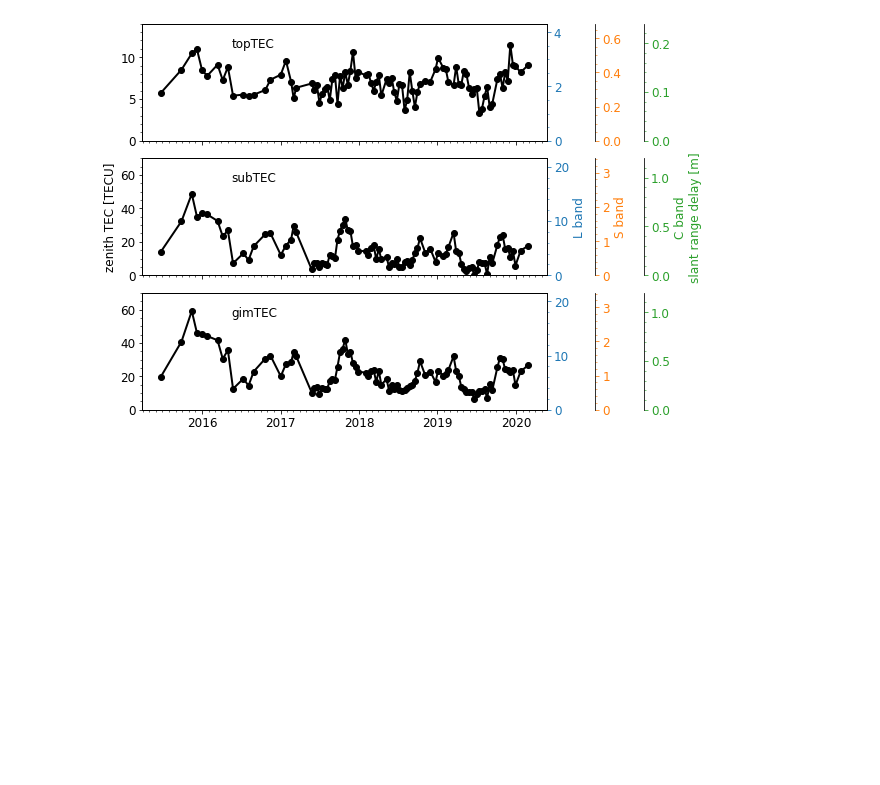
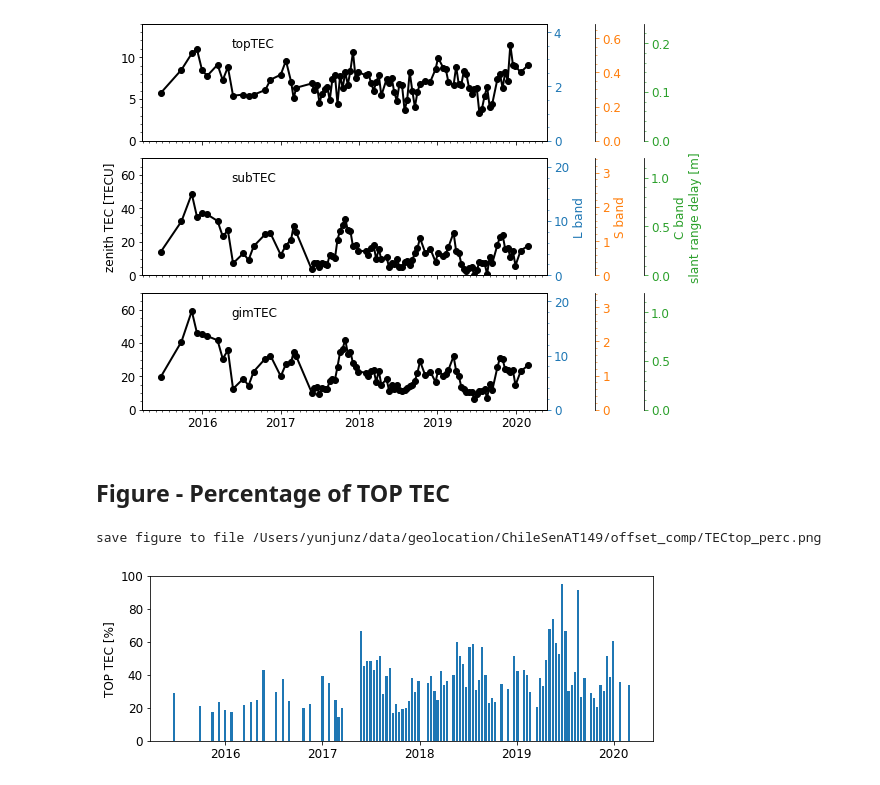
Before and after one commit to yunjunz/2022-Geolocation, a Jupyter notebook: Fig_topTEC.ipynb, the cells around one changed output. Saved outputs shown, nothing was run; the diff lists cells and outputs as text; code cells hidden in the pictures; blank space fills up the shorter version.

```diff
--- a/topTEC.ipynb
+++ b/Fig_topTEC.ipynb
@@ -234,3 +234,21 @@ plt.show()
 # %% [output]
 save figure to file /Users/yunjunz/data/geolocation/ChileSenAT149/offset_comp/TECgim_pred.png
 [figure]
+# %% [markdown]
+## Figure - Percentage of TOP TEC
+# %%
+xwid = np.min(np.diff(dates)) * 0.7
+fig, ax = plt.subplots(figsize=[8, 3])
+ax.bar(dates, tec_dict['topTEC']/tec_dict['gimTEC'] * 100, width=xwid)
+ax.set_ylabel('TOP TEC [%]')
+ax.set_ylim(0, 100)
+fig.tight_layout()
+
+# output
+out_fig = os.path.join(proj_dir, 'offset_comp/TECtop_perc.png')
+print('save figure to file', out_fig)
+plt.savefig(out_fig, bbox_inches='tight', transparent=True, dpi=300)
+plt.show()
+# %% [output]
+save figure to file /Users/yunjunz/data/geolocation/ChileSenAT149/offset_comp/TECtop_perc.png
+[figure, added]
```
Also changed, not shown: parts of 1 cell of this notebook, 1 other file.
